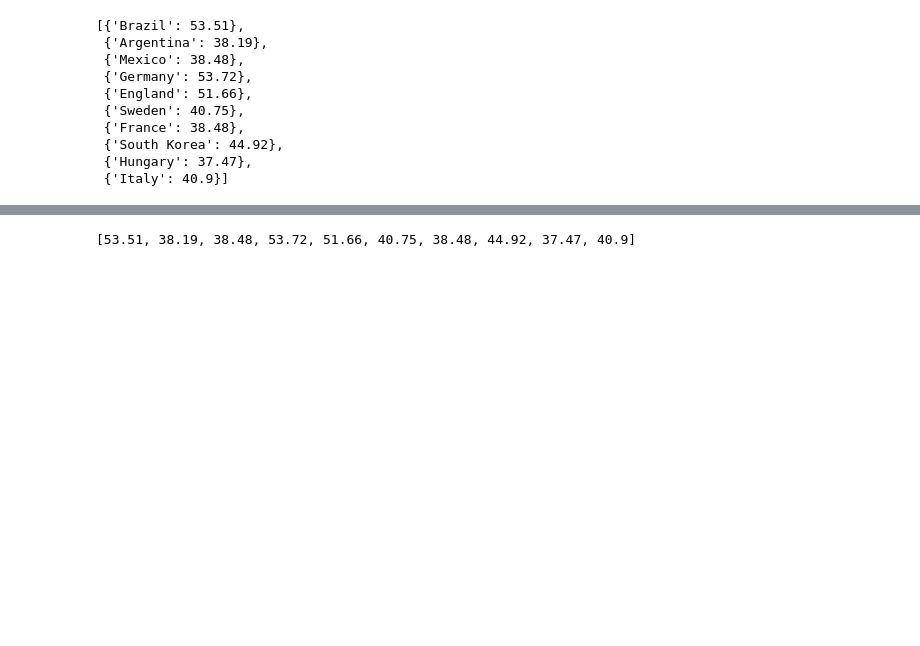
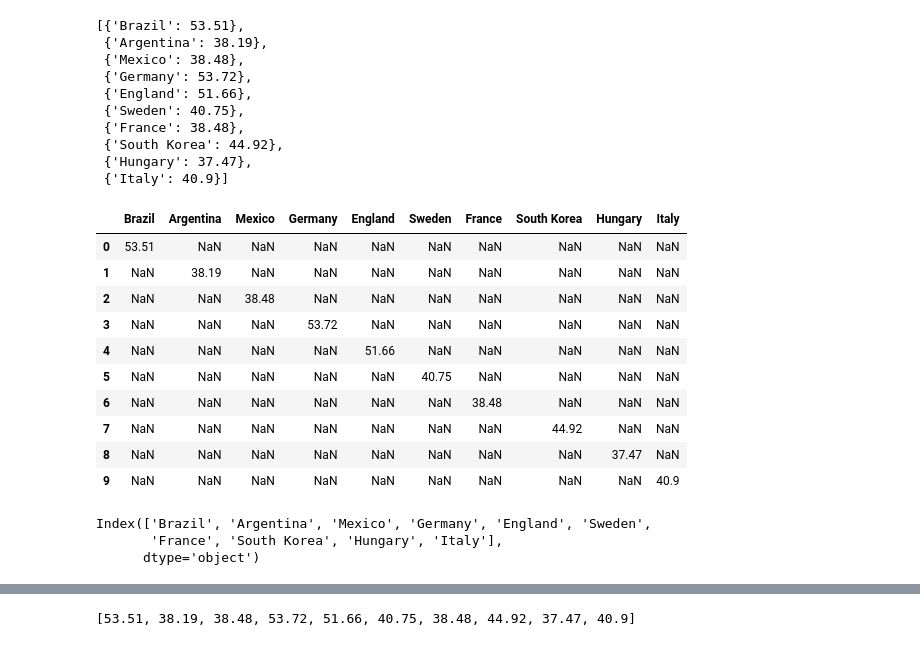
Before and after one commit to FEELGOODRAIN/KimGyeongSu, a Jupyter notebook: _14 축구경기결과분석.ipynb, the cells around one changed output, grey strips where cells are left out. Saved outputs shown, nothing was run; the diff lists cells and outputs as text; code cells hidden in the pictures; blank space fills up the shorter version.

```diff
--- a/_14 축구경기결과분석.ipynb
+++ b/_14 축구경기결과분석.ipynb
@@ -112,6 +112,3 @@ Data columns (total 9 columns):
  8   neutral     41540 non-null  bool
 dtypes: bool(1), datetime64[ns](1), int64(2), object(5)
 memory usage: 2.6+ MB
-# %%
-if soccer['home_score'] > soccer['away_score']:
-    soccer['결과(홈팀기준)'] = '승'
@@ -264,3 +259,24 @@ a
  {'South Korea': 44.92},
  {'Hungary': 37.47},
  {'Italy': 40.9}]
+# %%
+x = pd.DataFrame(a)
+x
+# %% [output]
+|  | Brazil | Argentina | Mexico | Germany | England | Sweden | France | South Korea | Hungary | Italy |
+| 0 | 53.51 | NaN | NaN | NaN | NaN | NaN | NaN | NaN | NaN | NaN |
+| 1 | NaN | 38.19 | NaN | NaN | NaN | NaN | NaN | NaN | NaN | NaN |
+| 2 | NaN | NaN | 38.48 | NaN | NaN | NaN | NaN | NaN | NaN | NaN |
+| 3 | NaN | NaN | NaN | 53.72 | NaN | NaN | NaN | NaN | NaN | NaN |
+| 4 | NaN | NaN | NaN | NaN | 51.66 | NaN | NaN | NaN | NaN | NaN |
+| 5 | NaN | NaN | NaN | NaN | NaN | 40.75 | NaN | NaN | NaN | NaN |
+| 6 | NaN | NaN | NaN | NaN | NaN | NaN | 38.48 | NaN | NaN | NaN |
+| 7 | NaN | NaN | NaN | NaN | NaN | NaN | NaN | 44.92 | NaN | NaN |
+| 8 | NaN | NaN | NaN | NaN | NaN | NaN | NaN | NaN | 37.47 | NaN |
+| 9 | NaN | NaN | NaN | NaN | NaN | NaN | NaN | NaN | NaN | 40.9 |
+# %%
+x.columns
+# %% [output]
+Index(['Brazil', 'Argentina', 'Mexico', 'Germany', 'England', 'Sweden',
+       'France', 'South Korea', 'Hungary', 'Italy'],
+      dtype='object')
```
Also changed, not shown: parts of 8 cells of this notebook, 12 other files.
